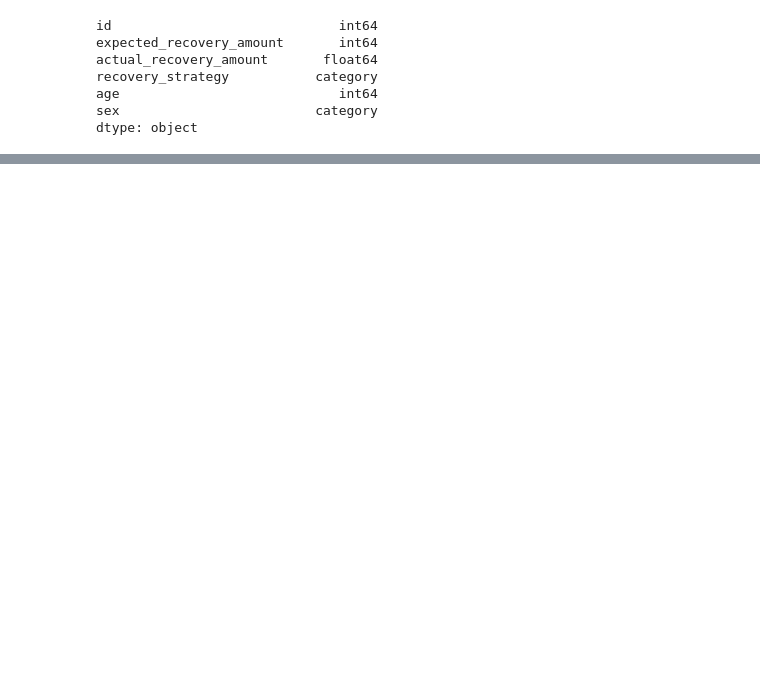
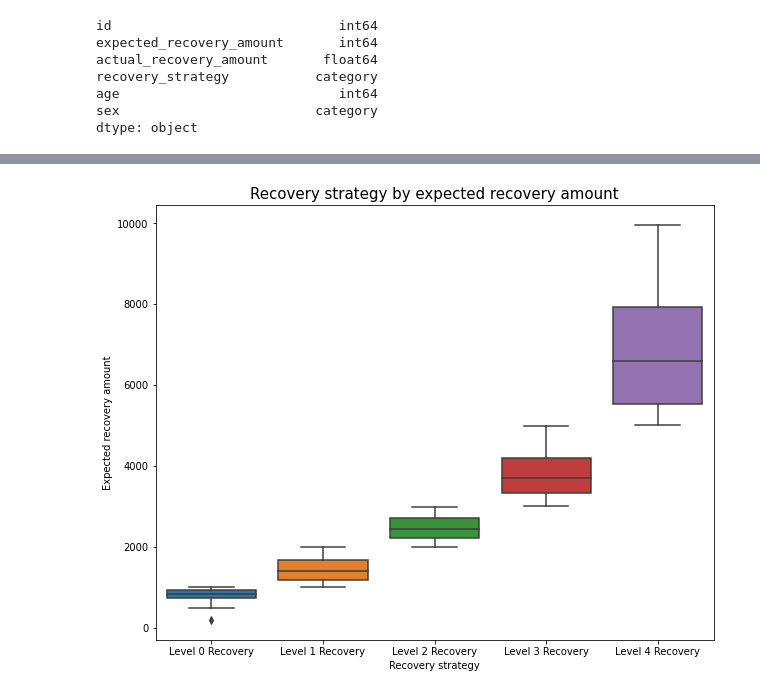
Before and after one commit to tawiwut-cha/datacamp_projects, a Jupyter notebook: debts/0_clean_EDA.ipynb, the cells around one changed output, grey strips where cells are left out. Cells and saved outputs as stored; diff of their text form; code cells hidden in the pictures; blank space fills up the shorter version.

```diff
--- a/debts/0_clean_EDA.ipynb
+++ b/debts/0_clean_EDA.ipynb
@@ -66,3 +69,17 @@ plt.show()
+# %%
+# How do strategies get assigned
+
+# Recovery strategy by expected_recovery_amount
+fig, ax = plt.subplots(figsize =(10,8))
+
+sns.boxplot(data=df, y='expected_recovery_amount', x='recovery_strategy', ax=ax)
+ax.set_title('Recovery strategy by expected recovery amount', size=15)
+ax.set_xlabel('Recovery strategy')
+ax.set_ylabel('Expected recovery amount')
+
+plt.show()
+# %% [output]
+[figure, added]
 # %%
 # Do strategies with higher costs get more profit?
 
```
Also changed, not shown: parts of 9 cells of this notebook.
